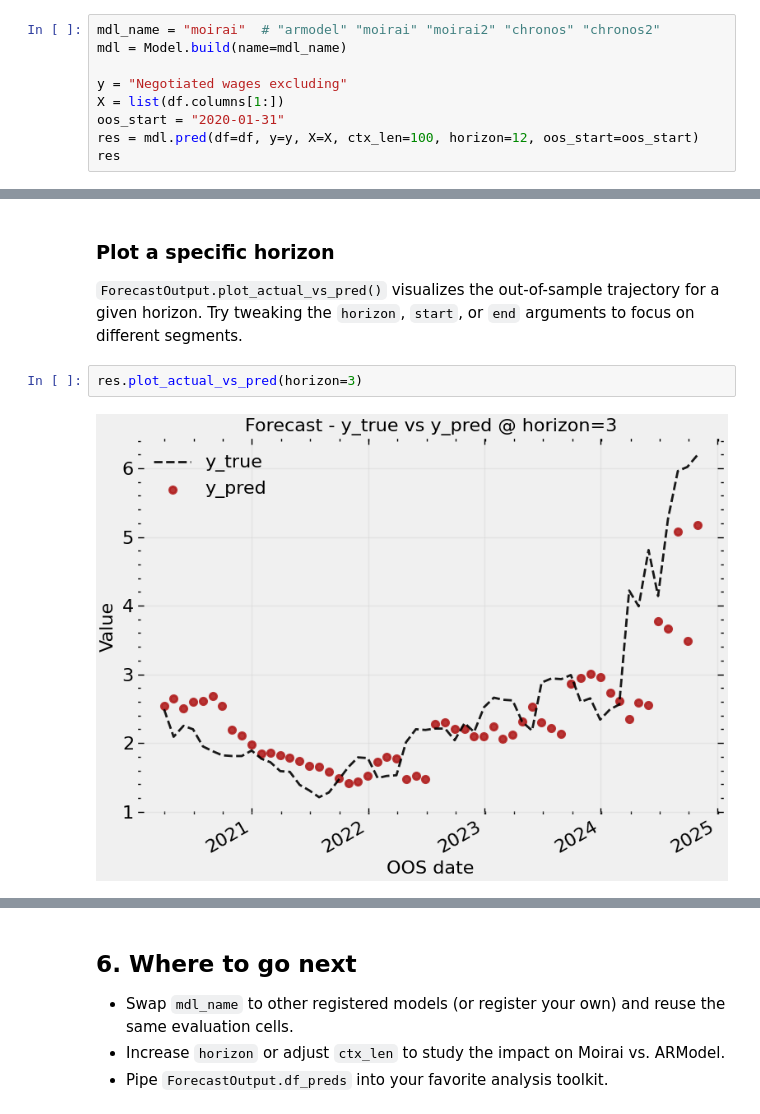
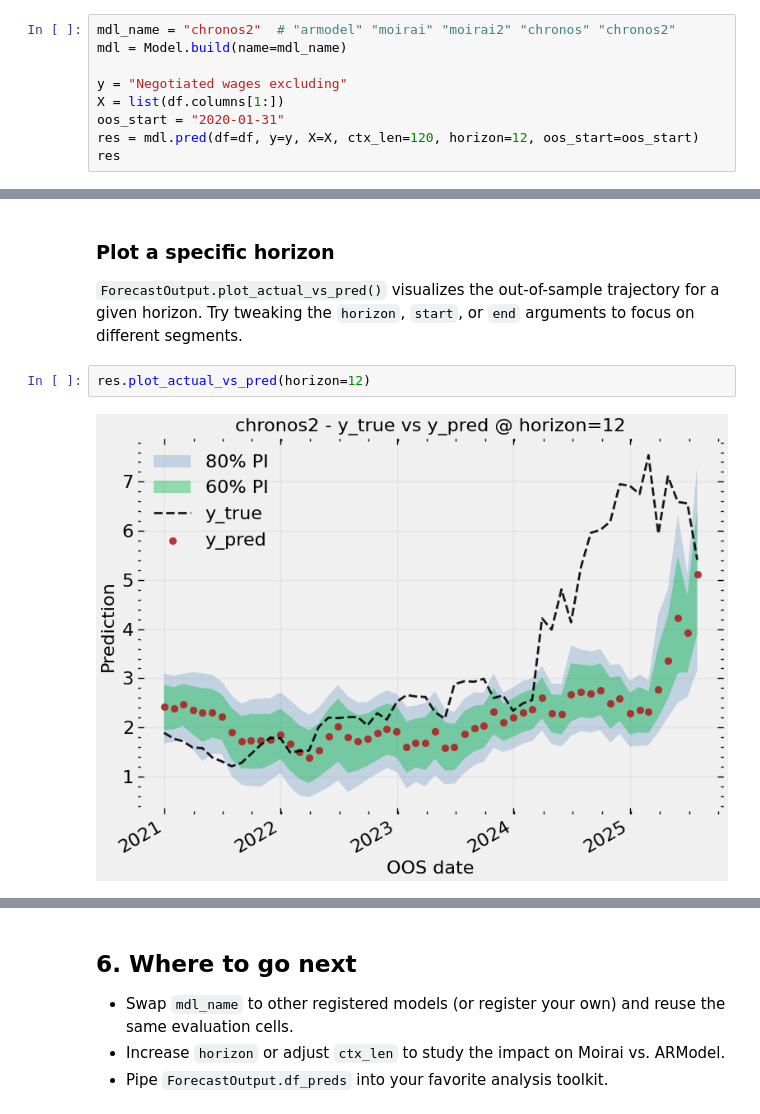
Before and after one commit to IliasAarab/tsfm, a Jupyter notebook: notebooks/tutorial.ipynb, the cells around one changed output, grey strips where cells are left out. Saved outputs shown, nothing was run; the diff lists cells and outputs as text.

```diff
--- a/notebooks/tutorial.ipynb
+++ b/notebooks/tutorial.ipynb
@@ -195,11 +208,11 @@ The `Model.build()` factory consults the registry populated by each subclass. We
 
 Moirai handles multivariate contexts and longer horizons. We select a target column, pass the remaining columns as covariates, and request a 12-month forecast horizon starting in 2020.
 # %%
-mdl_name = "moirai"  # "armodel" "moirai" "moirai2" "chronos" "chronos2"
+mdl_name = "chronos2"  # "armodel" "moirai" "moirai2" "chronos" "chronos2"
 mdl = Model.build(name=mdl_name)
 
 y = "Negotiated wages excluding"
 X = list(df.columns[1:])
 oos_start = "2020-01-31"
-res = mdl.pred(df=df, y=y, X=X, ctx_len=100, horizon=12, oos_start=oos_start)
+res = mdl.pred(df=df, y=y, X=X, ctx_len=120, horizon=12, oos_start=oos_start)
 res
@@ -296,6 +330,6 @@ res.df_preds.head()
 
 `ForecastOutput.plot_actual_vs_pred()` visualizes the out-of-sample trajectory for a given horizon. Try tweaking the `horizon`, `start`, or `end` arguments to focus on different segments.
 # %%
-res.plot_actual_vs_pred(horizon=3)
+res.plot_actual_vs_pred(horizon=12)
 # %% [output]
-[figure, old version]
+[figure, new version]
```
Also changed, not shown: parts of 10 cells of this notebook.
